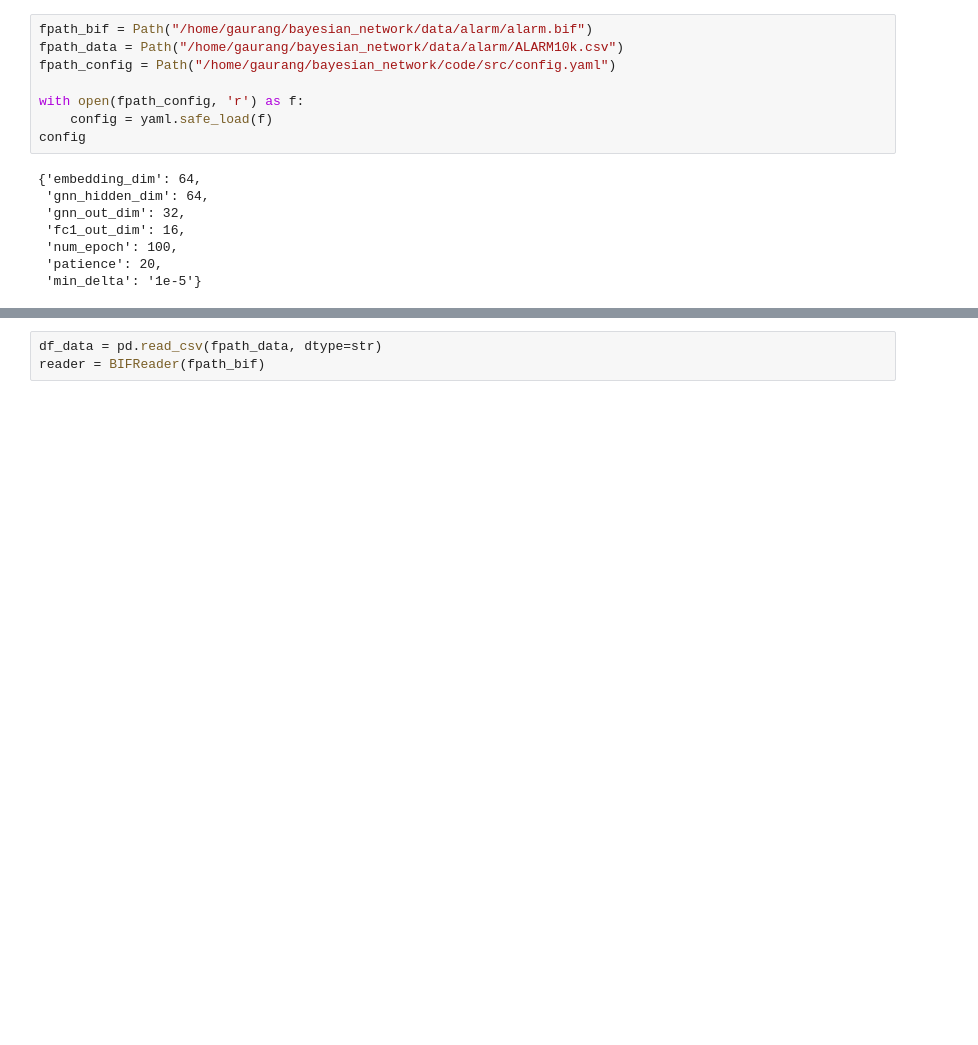
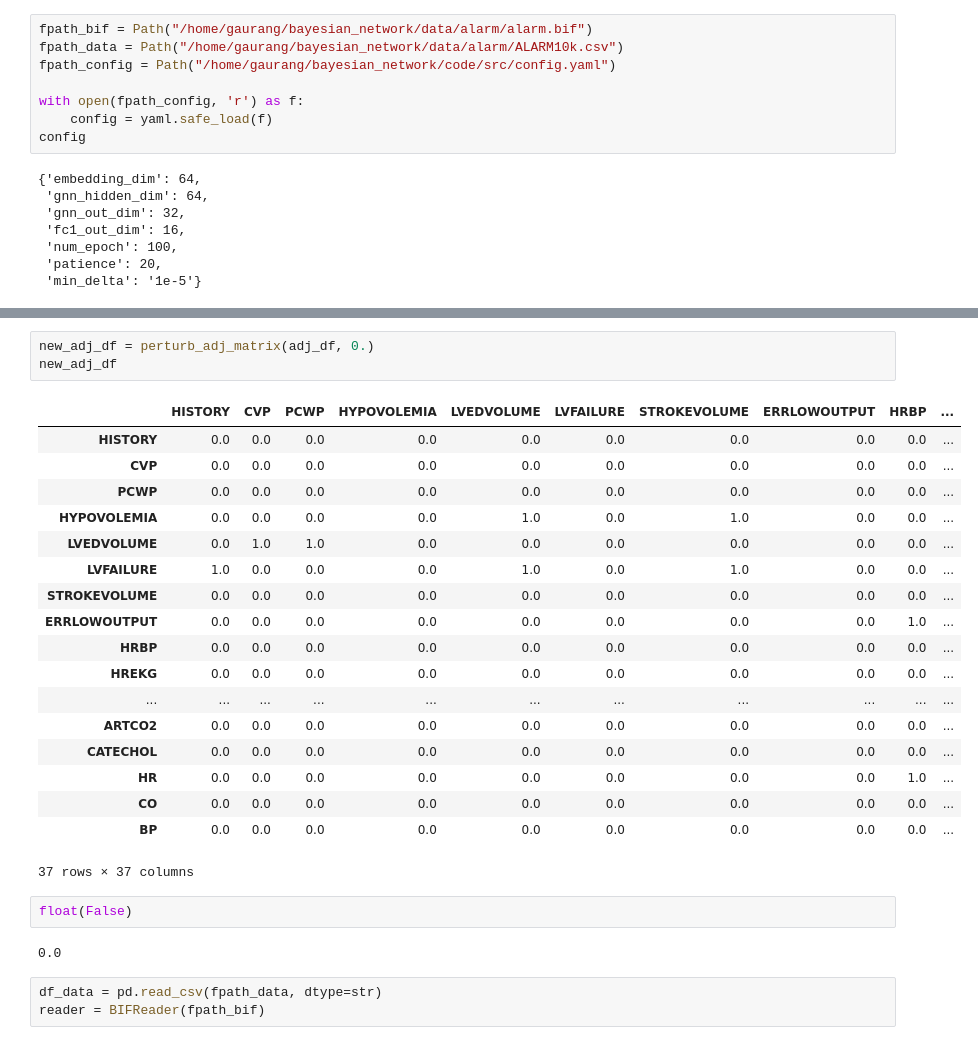
Before and after one commit to Gaurangkarwande/BN_gnn, a Jupyter notebook: torch_geometric_data_notebook.ipynb, the cells around one changed output, grey strips where cells are left out. Cells and saved outputs as stored; diff of their text form; blank space fills up the shorter version.

Commit message:
adj df perturbation done

```diff
--- a/torch_geometric_data_notebook.ipynb
+++ b/torch_geometric_data_notebook.ipynb
@@ -36,3 +57,29 @@ config
+# %%
+new_adj_df = perturb_adj_matrix(adj_df, 0.)
+new_adj_df
+# %% [output]
+|  | HISTORY | CVP | PCWP | HYPOVOLEMIA | LVEDVOLUME | LVFAILURE | STROKEVOLUME | ERRLOWOUTPUT | HRBP | ... |
+| HISTORY | 0.0 | 0.0 | 0.0 | 0.0 | 0.0 | 0.0 | 0.0 | 0.0 | 0.0 | ... |
+| CVP | 0.0 | 0.0 | 0.0 | 0.0 | 0.0 | 0.0 | 0.0 | 0.0 | 0.0 | ... |
+| PCWP | 0.0 | 0.0 | 0.0 | 0.0 | 0.0 | 0.0 | 0.0 | 0.0 | 0.0 | ... |
+| HYPOVOLEMIA | 0.0 | 0.0 | 0.0 | 0.0 | 1.0 | 0.0 | 1.0 | 0.0 | 0.0 | ... |
+| LVEDVOLUME | 0.0 | 1.0 | 1.0 | 0.0 | 0.0 | 0.0 | 0.0 | 0.0 | 0.0 | ... |
+| LVFAILURE | 1.0 | 0.0 | 0.0 | 0.0 | 1.0 | 0.0 | 1.0 | 0.0 | 0.0 | ... |
+| STROKEVOLUME | 0.0 | 0.0 | 0.0 | 0.0 | 0.0 | 0.0 | 0.0 | 0.0 | 0.0 | ... |
+| ERRLOWOUTPUT | 0.0 | 0.0 | 0.0 | 0.0 | 0.0 | 0.0 | 0.0 | 0.0 | 1.0 | ... |
+| HRBP | 0.0 | 0.0 | 0.0 | 0.0 | 0.0 | 0.0 | 0.0 | 0.0 | 0.0 | ... |
+| HREKG | 0.0 | 0.0 | 0.0 | 0.0 | 0.0 | 0.0 | 0.0 | 0.0 | 0.0 | ... |
+| ... | ... | ... | ... | ... | ... | ... | ... | ... | ... | ... |
+| ARTCO2 | 0.0 | 0.0 | 0.0 | 0.0 | 0.0 | 0.0 | 0.0 | 0.0 | 0.0 | ... |
+| CATECHOL | 0.0 | 0.0 | 0.0 | 0.0 | 0.0 | 0.0 | 0.0 | 0.0 | 0.0 | ... |
+| HR | 0.0 | 0.0 | 0.0 | 0.0 | 0.0 | 0.0 | 0.0 | 0.0 | 1.0 | ... |
+| CO | 0.0 | 0.0 | 0.0 | 0.0 | 0.0 | 0.0 | 0.0 | 0.0 | 0.0 | ... |
+| BP | 0.0 | 0.0 | 0.0 | 0.0 | 0.0 | 0.0 | 0.0 | 0.0 | 0.0 | ... |
+37 rows × 37 columns
+# %%
+float(False)
+# %% [output]
+0.0
 # %%
 df_data = pd.read_csv(fpath_data, dtype=str)
 reader = BIFReader(fpath_bif)
```
Also changed, not shown: parts of 5 cells of this notebook, 1 other file.
